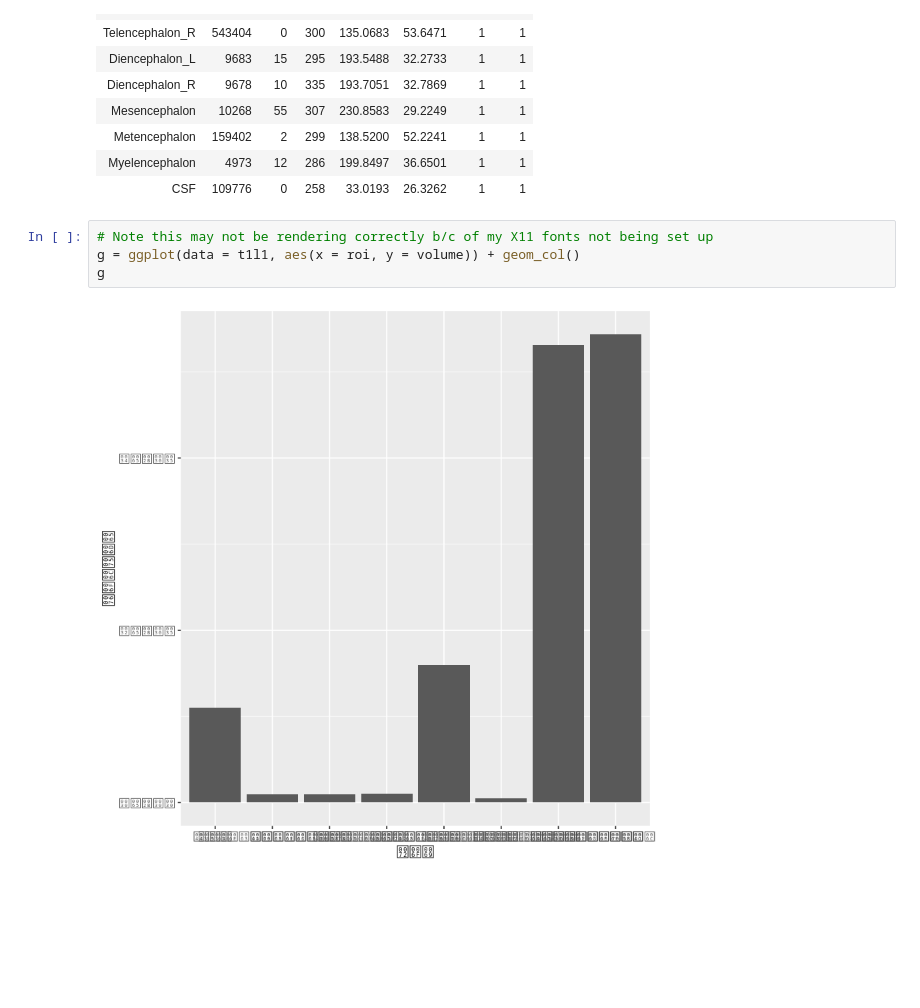
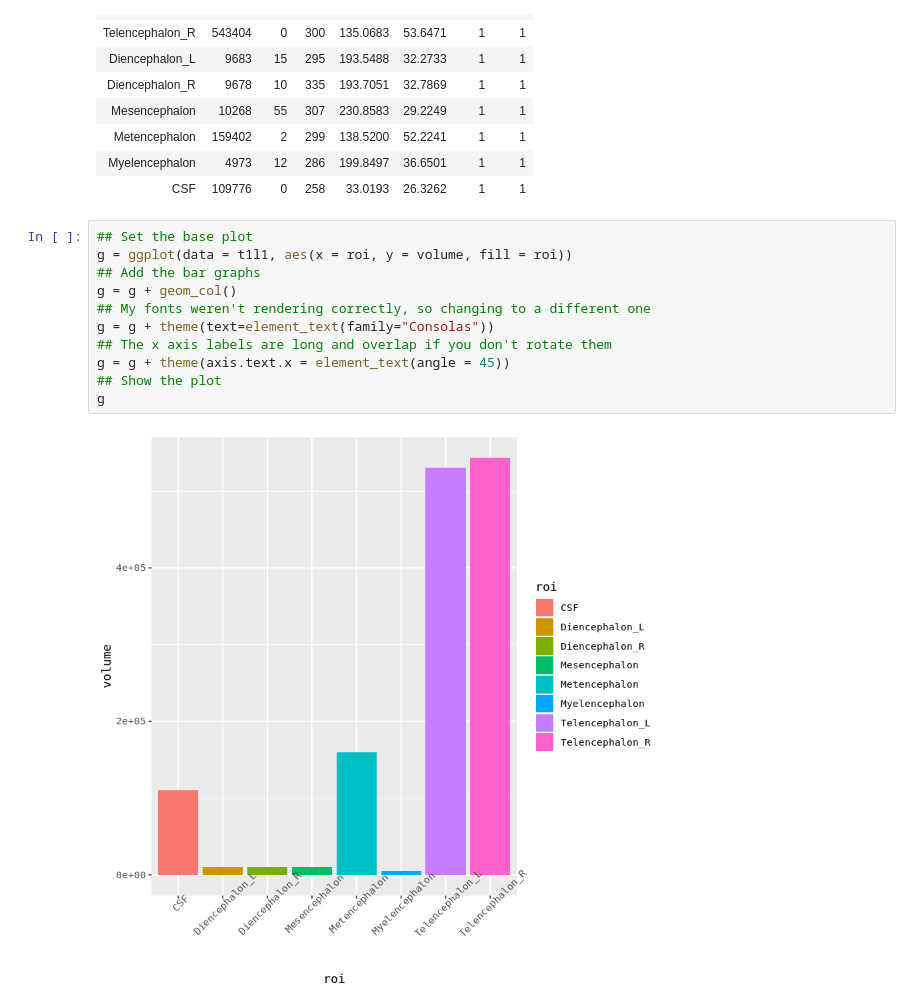
Before and after one commit to smart-stats/ds4bio_book, a Jupyter notebook: book/rTidyverse.ipynb, the cells around one changed output. Cells and saved outputs as stored; diff of their text form; blank space fills up the shorter version.

```diff
--- a/book/rTidyverse.ipynb
+++ b/book/rTidyverse.ipynb
@@ -93,8 +93,15 @@ t1l1
 | Myelencephalon | 4973 | 12 | 286 | 199.8497 | 36.6501 | 1 | 1 |
 | CSF | 109776 | 0 | 258 | 33.0193 | 26.3262 | 1 | 1 |
 # %%
-# Note this may not be rendering correctly b/c of my X11 fonts not being set up
-g = ggplot(data = t1l1, aes(x = roi, y = volume)) + geom_col()
+## Set the base plot
+g = ggplot(data = t1l1, aes(x = roi, y = volume, fill = roi))
+## Add the bar graphs
+g = g + geom_col()
+## My fonts weren't rendering correctly, so changing to a different one
+g = g + theme(text=element_text(family="Consolas"))
+## The x axis labels are long and overlap if you don't rotate them
+g = g + theme(axis.text.x = element_text(angle = 45))
+## Show the plot
 g
 # %% [output]
-[figure, old version]
+[figure, new version]
```
Also changed, not shown: parts of 1 cell of this notebook, 10 other files.
